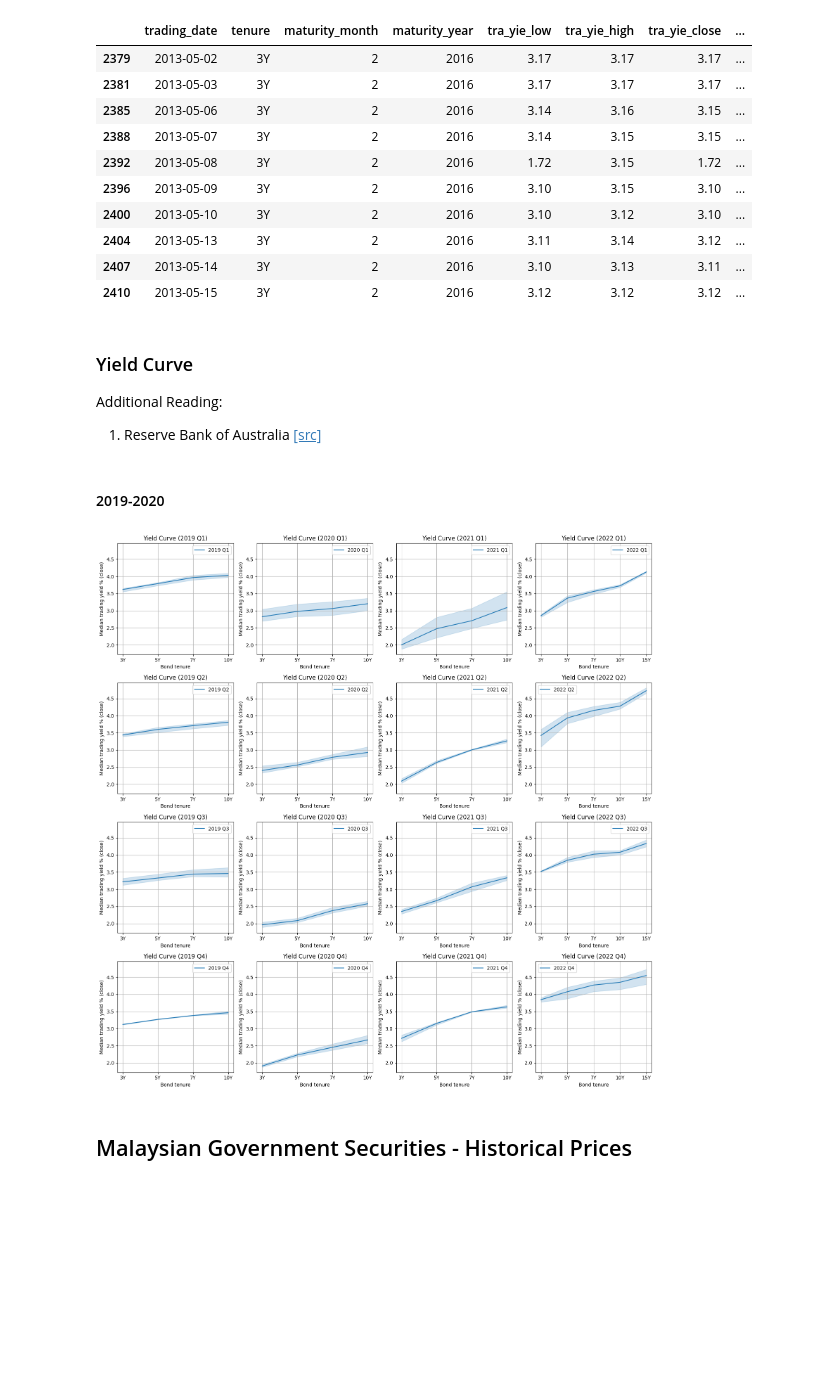
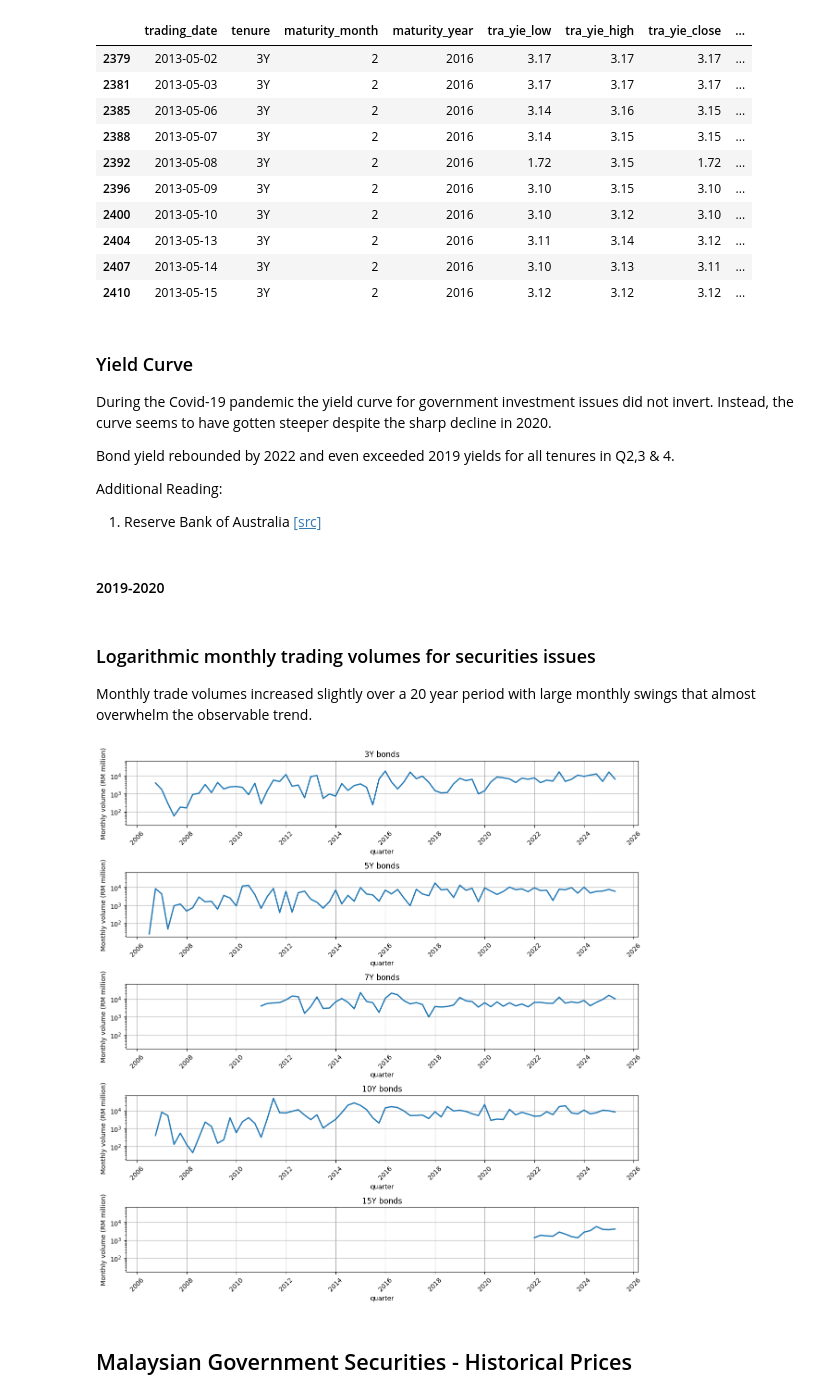
Before and after one commit to AbdulHafiiz/malaysia-economy-tracker, a Jupyter notebook: visualisations/bonds.ipynb, the cells around one changed output. Saved outputs shown, nothing was run; the diff lists cells and outputs as text; code cells hidden in the pictures; blank space fills up the shorter version.

Commit message:
added in logarithmic plot of monthly bond trade volumes

```diff
--- a/visualisations/bonds.ipynb
+++ b/visualisations/bonds.ipynb
@@ -162,50 +162,50 @@ gov_issues_df[
 # %% [markdown]
 ### Yield Curve
 
+During the Covid-19 pandemic the yield curve for government investment issues did not invert. Instead, the curve seems to have gotten steeper despite the sharp decline in 2020.
+
+Bond yield rebounded by 2022 and even exceeded 2019 yields for all tenures in Q2,3 & 4.
+
 Additional Reading:
 1. Reserve Bank of Australia [[src]](https://www.rba.gov.au/education/resources/explainers/bonds-and-the-yield-curve.html)
 # %% [markdown]
 #### 2019-2020
-# %%
-plt.figure(figsize=(16, 16))
-
-period_start, period_end = '2019-01-01', '2022-12-31'
-data_period = pd.date_range(period_start, period_end, freq='QS')
-rows, cols = math.ceil(data_period.size / 4), math.ceil(data_period.shape[0]/4)
-old_ax = None
-
-plot_df = (
-    gov_issues_df[
-        (gov_issues_df['trading_date'] >= period_start)
-        & (gov_issues_df['trading_date'] <= period_end)
-    ]
-    .loc[:, ['trading_date', 'tenure', 'tra_yie_close']]
-    .assign(**{
-        'month': gov_issues_df['trading_date'].dt.to_period('M'),
-        'quarter': gov_issues_df['trading_date'].dt.to_period('Q'),
-        'sort_col': gov_issues_df['trading_date'].dt.to_period('M').astype(int) * 100 + gov_issues_df['tenure'].str[0:-1].astype(int)
-    })
-    .groupby(['tenure', 'month'])
-    .agg({'tra_yie_close': 'median', 'quarter': 'max', 'sort_col': 'max'})
-    .sort_values('sort_col', ascending=True)
-    .drop('sort_col', axis=1)
-    .reset_index()
-)
-
-for idx, start_date in enumerate(data_period):
-    end_date = start_date + pd.tseries.offsets.QuarterEnd()
-    ax = plt.subplot2grid((rows, cols), (idx % 4, idx//4), sharey=old_ax)
-    old_ax = ax
-    subplot_df = plot_df[(plot_df['month'] >= start_date.to_period(freq='M')) & (plot_df['month'] <= end_date.to_period(freq='M'))]
-
-    sns.lineplot(subplot_df, x='tenure', y='tra_yie_close', label=f'{start_date.year} Q{start_date.quarter}')
-    plt.title(f'Yield Curve ({start_date.year} Q{start_date.quarter})')
-    plt.ylabel('Median trading yield % (close)')
-    plt.xlabel('Bond tenure')
-    plt.grid(True);
-plt.tight_layout()
-# %% [output]
-[figure, removed]
+# %% [markdown]
+### Logarithmic monthly trading volumes for securities issues
+
+Monthly trade volumes increased slightly over a 20 year period with large monthly swings that almost overwhelm the observable trend.
+# %%
+plot_df = (
+    gov_issues_df
+    .assign(**{
+        'quarter': gov_issues_df['trading_date'].dt.to_period('Q').dt.to_timestamp(),
+        'sort_col': gov_issues_df['trading_date'].dt.to_period('Q').astype(int) + gov_issues_df['tenure'].str[0:-1].astype(int) * 1000
+    })
+    .groupby(['tenure', 'quarter'])
+    .agg({'trading_date': 'min', 'tot_vol': 'sum', 'sort_col': 'max'})
+    .sort_values('sort_col', ascending=True)
+    .drop('sort_col', axis=1)
+    .reset_index()
+)
+
+old_ax = None
+tenure_list = plot_df['tenure'].unique()
+rows = len(tenure_list)
+
+plt.figure(figsize=(12, 12))
+for idx, tenure in enumerate(tenure_list):
+    subplot_df = plot_df[plot_df['tenure'] == tenure]
+    ax = plt.subplot2grid((rows, 1), (idx, 0), sharey=old_ax, sharex=old_ax)
+    old_ax = ax
+    sns.lineplot(subplot_df, x='quarter', y='tot_vol', linewidth=2)
+    plt.yscale('log')
+    plt.ylabel('Monthly volume (RM million)')
+    plt.title(f'{tenure} bonds')
+    plt.tight_layout()
+    plt.xticks(rotation=45)
+    plt.grid(True);
+# %% [output]
+[figure, added]
 # %% [markdown]
 ## Malaysian Government Securities - Historical Prices
 # %%
```
Also changed, not shown: parts of 1 cell of this notebook.
